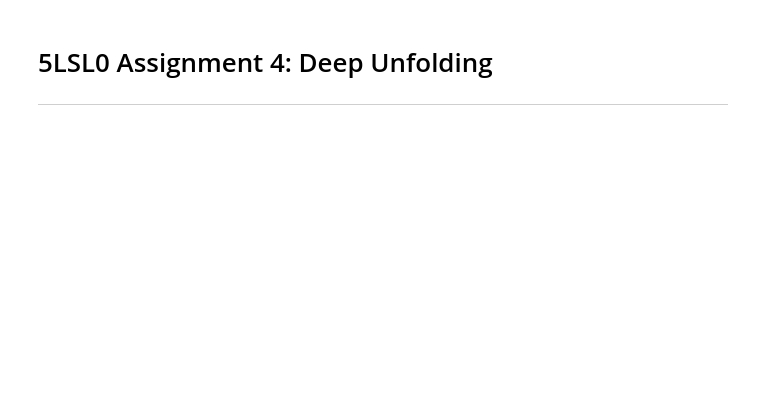
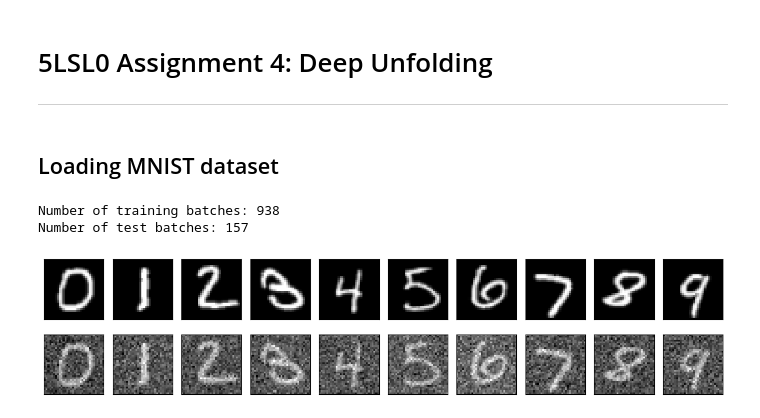
Before and after one commit to svenbbsp/5LSL0, a Jupyter notebook: Assignment_4/Assignment_4_Notebook.ipynb, the cells around one changed output. Saved outputs shown, nothing was run; the diff lists cells and outputs as text; code cells hidden in the pictures; blank space fills up the shorter version.

```diff
--- a/Assignment_4/Assignment_4_Notebook.ipynb
+++ b/Assignment_4/Assignment_4_Notebook.ipynb
@@ -16,4 +16,38 @@ torch.random.manual_seed(0)
 
 # define parameters
 data_loc = 'D://5LSL0-Datasets'
+# %% [markdown]
+## Loading MNIST dataset
+# %%
+batch_size = 64
+
+# get dataloader
+train_loader, test_loader = MNIST_dataloader.create_dataloaders(data_loc, batch_size)
+
+print(f"Number of training batches: {len(train_loader)}"
+        f"\nNumber of test batches: {len(test_loader)}")
+
+# get some examples as the first 10 correspond to the digits 0-9
+examples = enumerate(test_loader)
+_, (x_clean_example, x_noisy_example, labels_example) = next(examples)
+
+# show the examples in a plot
+plt.figure(figsize=(12,3))
+for i in range(10):
+    plt.subplot(2,10,i+1)
+    plt.imshow(x_clean_example[i,0,:,:],cmap='gray')
+    plt.xticks([])
+    plt.yticks([])
+
+    plt.subplot(2,10,i+11)
+    plt.imshow(x_noisy_example[i,0,:,:],cmap='gray')
+    plt.xticks([])
+    plt.yticks([])
+
+plt.tight_layout()
+plt.show()
+# %% [output]
+Number of training batches: 938
+Number of test batches: 157
+[figure, added]
 # %%
```
Also changed, not shown: parts of 7 cells of this notebook.
